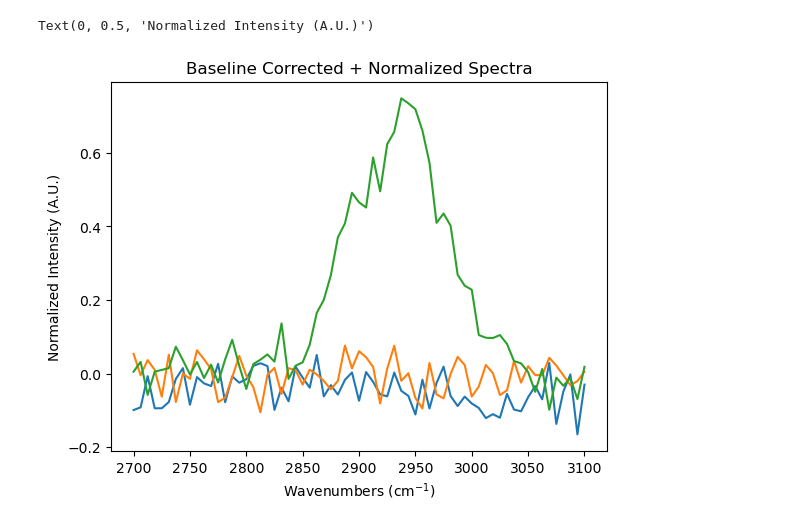
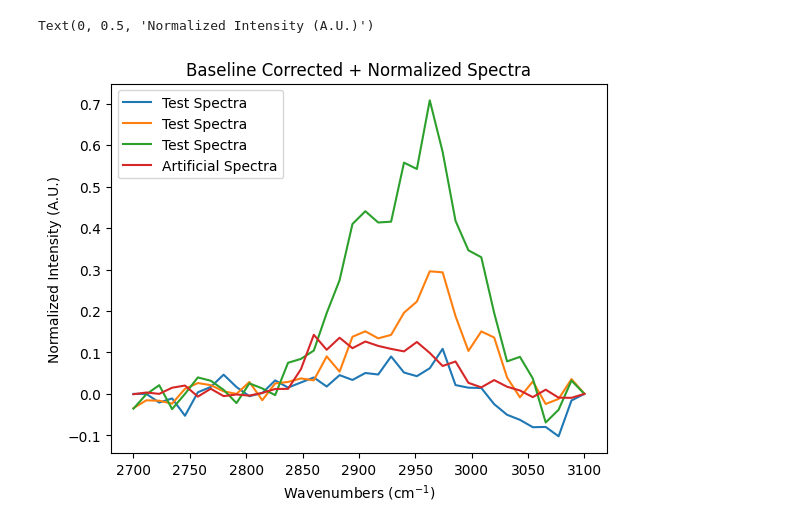
Before and after one commit to jvillazon/hsi_machine_learning, a Jupyter notebook: ML/RF_classification.ipynb, the cells around one changed output. Drawn from its saved outputs; the diff is of its cells as text; code cells hidden in the pictures.

```diff
--- a/ML/RF_classification.ipynb
+++ b/ML/RF_classification.ipynb
@@ -7,12 +7,14 @@ from skimage import io
 from scipy.signal import savgol_filter
 import random
 from joblib import load
+import time
 import helper_scripts
 import unsupervised_scripts
 
+
 ## Sample Directory (different for everyone)
 data_dir = (input('Enter the path to your .tif hyperstacks: ').strip() or os.getcwd())
-save_dir = (input('Enter the path to your save directory: ').strip() or os.getcwd())
+
 
 ## Load Image
 from tkinter import*
@@ -24,6 +26,15 @@ from tkinter import filedialog
 sample = filedialog.askopenfilename(initialdir=data_dir, multiple=True)
 image = io.imread(sample[0])
 
+indeces = [index for index, char in enumerate(sample[0]) if char=='/']
+sample_name = sample[0][indeces[-1]+1:]
+
+save_dir = 'D:/Shi_Lab/Spectral_Clustering/ML/output/'+sample_name+'/'
+if os.path.exists(save_dir) == False:
+  os.mkdir(save_dir)
+
+
+
 ## Vectorize Image
 image_vec = np.reshape(image, (image.shape[0], image.shape[1]*image.shape[2]))
 image_vec = image_vec.T
@@ -33,8 +44,10 @@ image[np.isinf(image)] = 0
 image[np.isnan(image)] = 0
 
 ## Initialize start and end of hyperspectral sweep; num_samp is calculated from image stack
-wavenum_1 = int(input('Enter first wavenumber/higher wavelength (Default=2750)): ').strip() or '2750')
-wavenum_2 = int(input('Enter last wavenumber/lower wavelength (Default=3100): ').strip() or '3100')
+#wavenum_1 = int(input('Enter first wavenumber/higher wavelength (Default=2700)): ').strip() or '2700')
+#wavenum_2 = int(input('Enter last wavenumber/lower wavelength (Default=3100): ').strip() or '3100')
+wavenum_1 = 2700
+wavenum_2 = 3100
 num_samp = int(image_vec.shape[1])
 ch_start = int(np.floor(num_samp/((wavenum_2-wavenum_1)/(2800-wavenum_1))))
 background_df = pd.read_csv('water_HSI_76.csv')
@@ -46,7 +59,7 @@ molecule_df = pd.read_excel('lipid_subtype.xlsx')
 artificial_data = unsupervised_scripts.artificial_dataset(wavenum_1, wavenum_2, num_samp, ch_start, background_df)
 [mol_norm, mol_names] = artificial_data.molecule_dataset(molecule_df)
 
-X_data = np.load('artificial_training_data-'+str(wavenum_1)+'_'+str(wavenum_2)+'_'+str(num_samp)+'.npy')
+X_data = np.load('artificial_data/artificial_training_data-'+str(wavenum_1)+'_'+str(wavenum_2)+'_'+str(num_samp)+'.npy')
 Y_data = np.tile(np.array(range(mol_names.shape[0])), (X_data.shape[0], 1))
 X = np.reshape(X_data, (X_data.shape[0] * X_data.shape[1], X_data.shape[2]))
 Y = np.reshape(Y_data, (Y_data.shape[0] * Y_data.shape[1]))
@@ -57,20 +70,23 @@ X_standard = preprocessing.spectral_standardization(np.flip(X,axis=1))
 image_standard = preprocessing.spectral_standardization(np.flip(image_vec,axis=1))
 image_max = np.max(np.percentile(image_standard,99,axis=0))
 image_norm = helper_scripts.normalize_manual(image_standard, max_val=image_max, min_val=np.median(image_standard[:,:ch_start]))
-image_norm = image_norm-np.median(image_norm[:,:ch_start],axis=1)[0]
-X_norm = helper_scripts.normalize(X_standard, max=np.max(image_norm))
-X_norm = X_norm-np.median(X_norm[:,:ch_start],axis=1)[0]
+image_norm = image_norm.T-np.median(image_norm[:,:ch_start],axis=1)
+image_norm = image_norm.T
+X_norm = helper_scripts.normalize(X_standard)#, max=np.mean([np.max(image_norm), np.percentile(image_norm, 99)]))
+X_norm = X_norm.T-np.median(X_norm[:,:ch_start],axis=1)
+X_norm = X_norm.T
 # %%
 ## Visualize random spectra for validation of preprocessing
-
 wavenumbers = np.linspace(wavenum_1, wavenum_2, num_samp)
 indeces = [random.randint(0,image_norm.shape[0]-1), random.randint(0,image_norm.shape[0]-1), random.randint(0,image_norm.shape[0]-1)]
-plt.plot(wavenumbers, image_norm[indeces].T)
+plt.plot(wavenumbers, image_norm[indeces].T, label = 'Test Spectra')
+plt.plot(wavenumbers, X_norm[np.random.randint(0,X_norm.shape[0])], label = 'Artificial Spectra')
+plt.legend()
 plt.title('Baseline Corrected + Normalized Spectra')
 plt.xlabel('Wavenumbers (cm$^{-1}$)')
 plt.ylabel('Normalized Intensity (A.U.)')
 # %% [output]
 Text(0, 0.5, 'Normalized Intensity (A.U.)')
-[figure, old version]
+[figure, new version]
 # %%
 ## Optimize Smoothing of HSI and artificial spectra
```
Also changed, not shown: parts of 10 cells of this notebook, 11 other files.
